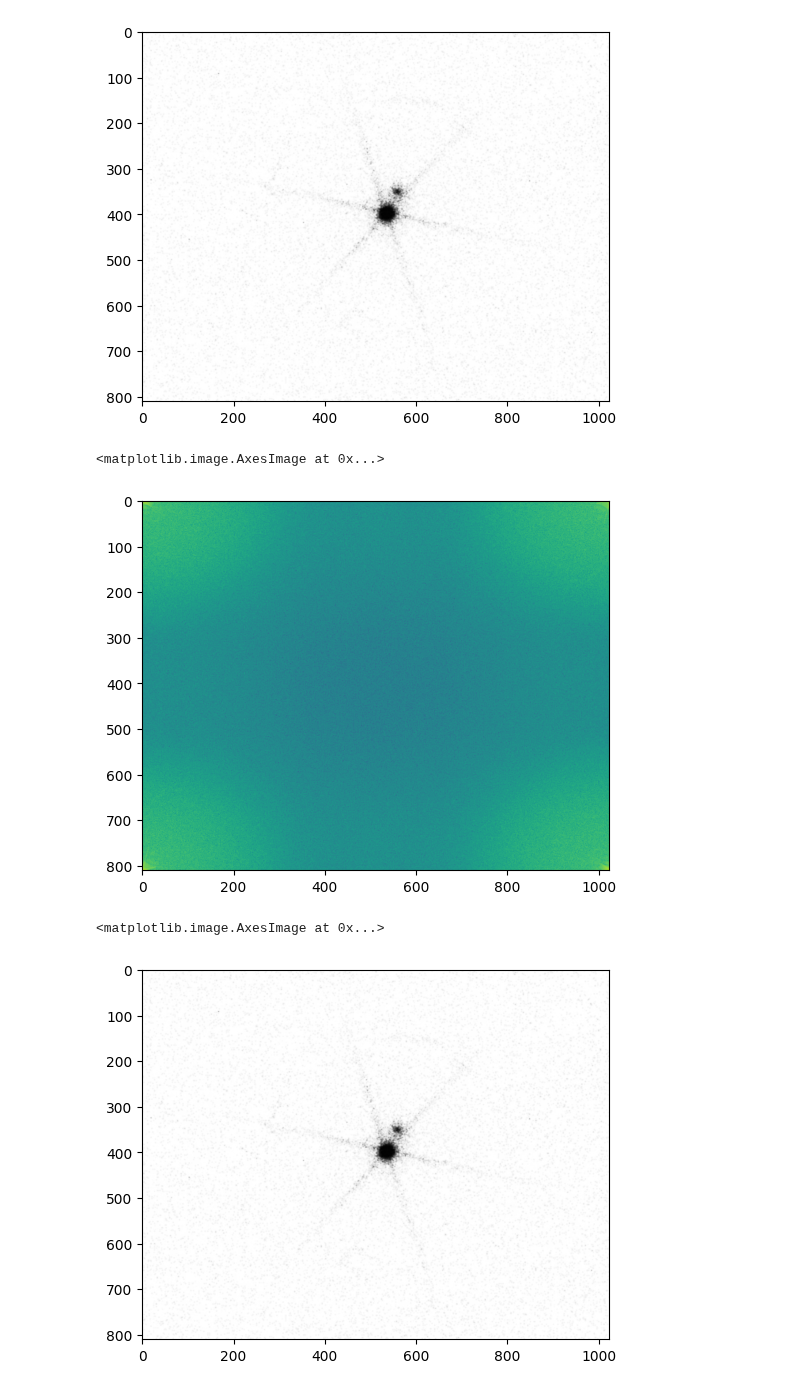
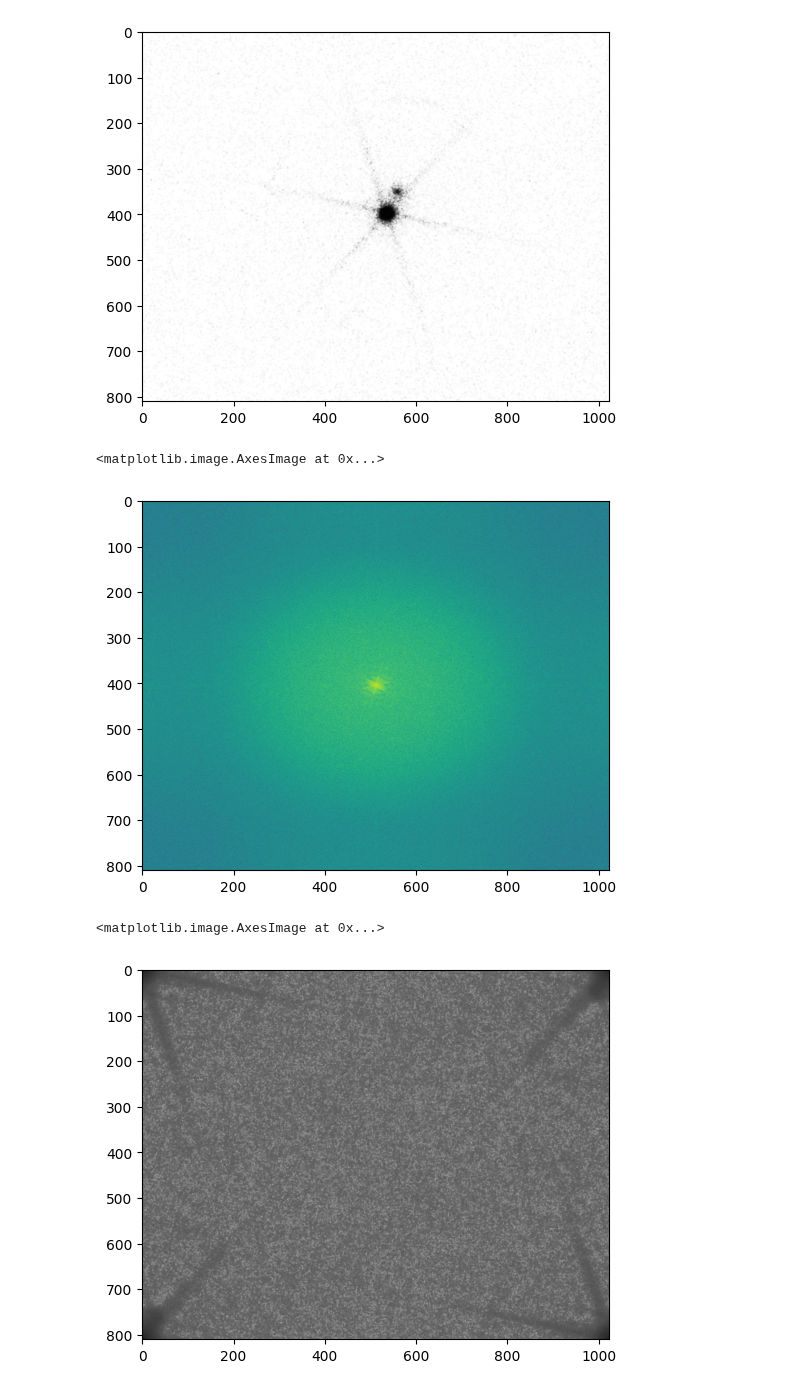
Before and after one commit to Yurivanderburg/II_GAN, a Jupyter notebook: Tests.ipynb, the cells around one changed output. Cells and saved outputs as stored; diff of their text form; code cells hidden in the pictures.

```diff
--- a/Tests.ipynb
+++ b/Tests.ipynb
@@ -45,4 +35,4 @@ img_grayscale.shape
 [figure]
 # %%
 # Fourier transform 2D -> Spatial power spectrum
-img_fft = fft.fft2(img_grayscale)
+img_fft = fft.fftshift(fft.fft2(fft.fftshift(img_grayscale)))
@@ -49,13 +42,13 @@ img_fft = fft.fft2(img_grayscale)
 # %%
 # Plot FFT2D of image, required log scale
-plt.imshow(np.log(np.abs(img_fft)))
+plt.imshow(display/np.max(display))
 # %% [output]
 <matplotlib.image.AxesImage at 0x...>
-[figure, old version]
+[figure, new version]
 # %%
 # Check inverse fft:
-inverse = fft.ifft2(img_fft)
-plt.imshow(abs(inverse),cmap='Greys')
+inverse = fft.ifft2(abs(img_fft))
+plt.imshow(np.log(abs(inverse)),cmap='Greys')
 # %% [output]
 <matplotlib.image.AxesImage at 0x...>
-[figure, old version]
+[figure, new version]
```
Also changed, not shown: parts of 2 cells of this notebook, 1 other file.
